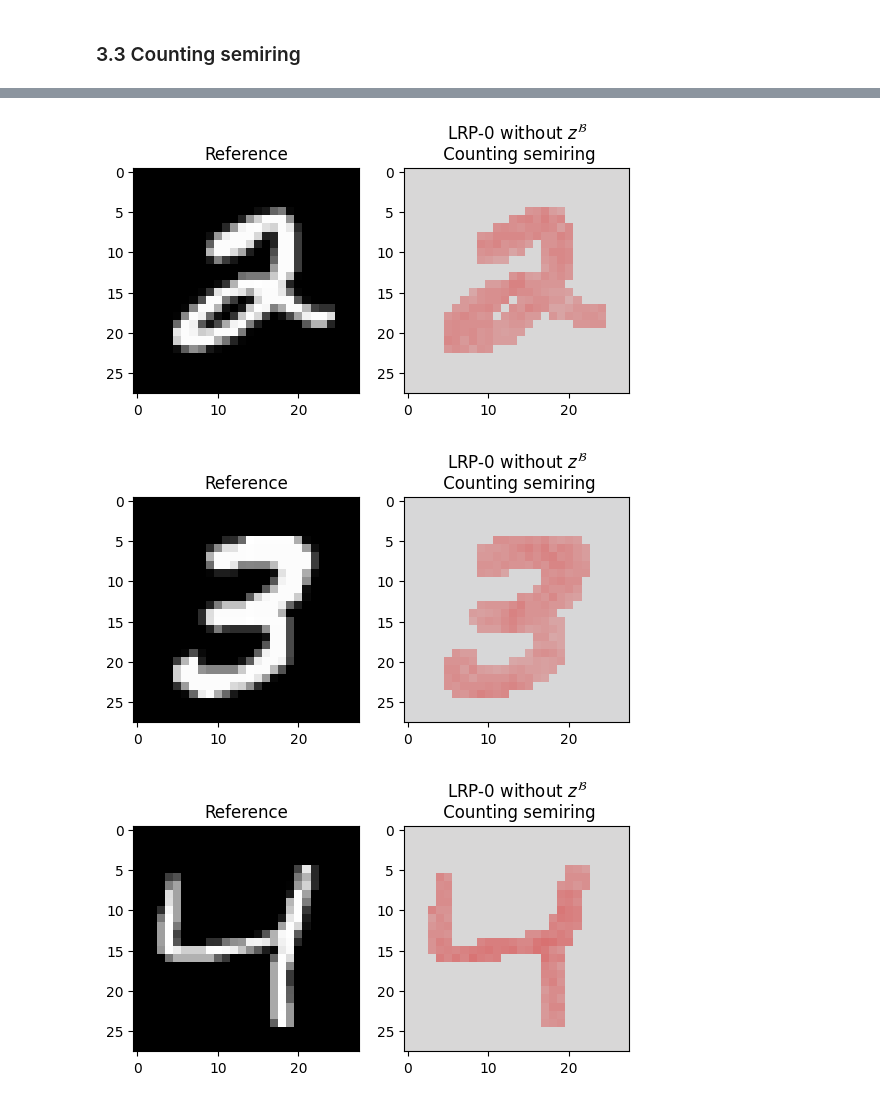
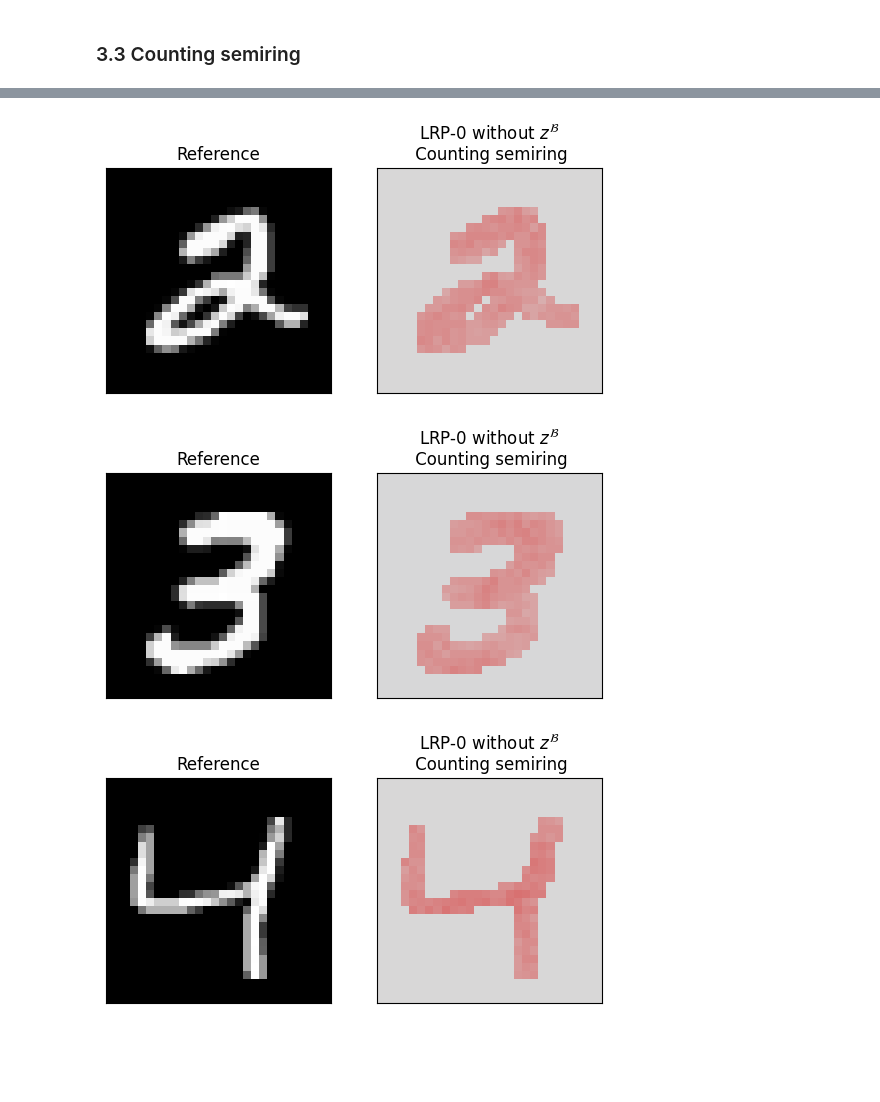
Before and after one commit to Red-Rapious/Semiring-LRP, a Jupyter notebook: code/mnist-abstract-semiring.ipynb, the cells around one changed output, grey strips where cells are left out. Drawn from its saved outputs; the diff is of its cells as text; code cells hidden in the pictures; blank space fills up the shorter version.

```diff
--- a/code/mnist-abstract-semiring.ipynb
+++ b/code/mnist-abstract-semiring.ipynb
@@ -222,6 +224,8 @@ for i in range(DIGITS):
     my_cmap[:,0:3] *= 0.85
     my_cmap = ListedColormap(my_cmap)
     fig, axs = plt.subplots(1, 2)
+    for j in range(2):
+        axs[j].set_xticks([]); axs[j].set_yticks([])
 
     axs[0].imshow(X[T==i][0].reshape((28, 28)), cmap="gray")
     axs[0].set_title("Reference")
@@ -262,6 +266,8 @@ for i in range(DIGITS):
     my_cmap[:,0:3] *= 0.85
     my_cmap = ListedColormap(my_cmap)
     fig, axs = plt.subplots(1, 2)
+    for j in range(2):
+        axs[j].set_xticks([]); axs[j].set_yticks([])
 
     axs[0].imshow(X[T==i][0].reshape((28, 28)), cmap="gray")
     axs[0].set_title("Reference")
@@ -314,6 +320,8 @@ for i in range(DIGITS):
     image = Rf[0][T==i][0].reshape((28, 28))
 
     fig, axs = plt.subplots(1, 2)
+    for j in range(2):
+        axs[j].set_xticks([]); axs[j].set_yticks([])
 
     axs[0].imshow(X[T==i][0].reshape((28, 28)), cmap="gray")
     axs[0].set_title("Reference")
@@ -401,6 +409,8 @@ for i in range(DIGITS):
     image = Rf[0][T==i][0].reshape((28, 28))
 
     fig, axs = plt.subplots(1, 2)
+    for j in range(2):
+        axs[j].set_xticks([]); axs[j].set_yticks([])
 
     axs[0].imshow(X[T==i][0].reshape((28, 28)), cmap="gray")
     axs[0].set_title("Reference")
@@ -448,6 +458,8 @@ for i in range(DIGITS):
     image = Rf[0][T==i][0].reshape((28, 28))
 
     fig, axs = plt.subplots(1, 2)
+    for j in range(2):
+        axs[j].set_xticks([]); axs[j].set_yticks([])
 
     axs[0].imshow(X[T==i][0].reshape((28, 28)), cmap="gray")
     axs[0].set_title("Reference")
@@ -463,3 +475,3 @@ for i in range(DIGITS):
-[figure, old version]
+[figure, new version]
-[figure, old version]
+[figure, new version]
-[figure, old version]
+[figure, new version]
```
Also changed, not shown: parts of 13 cells of this notebook.
